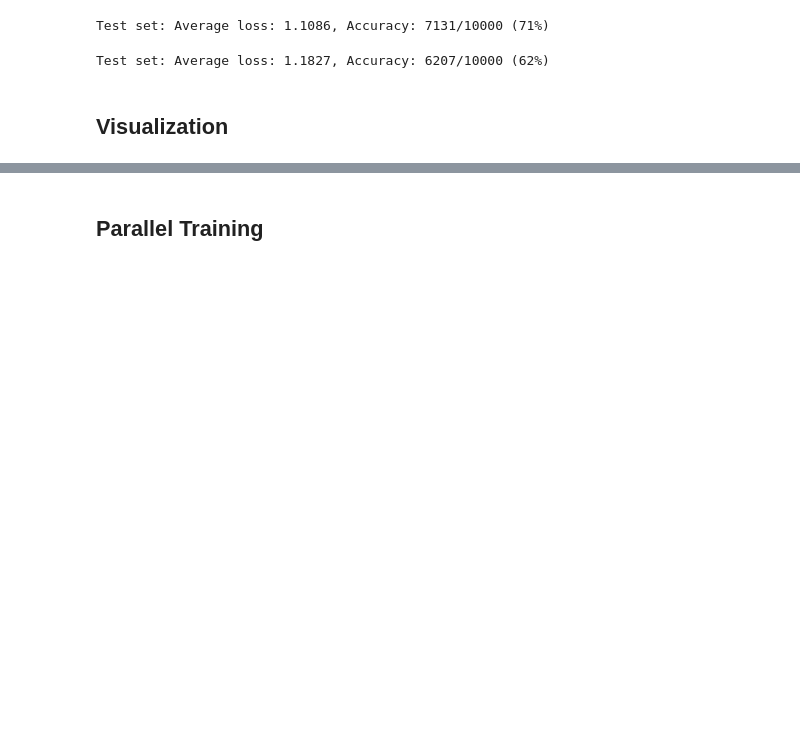
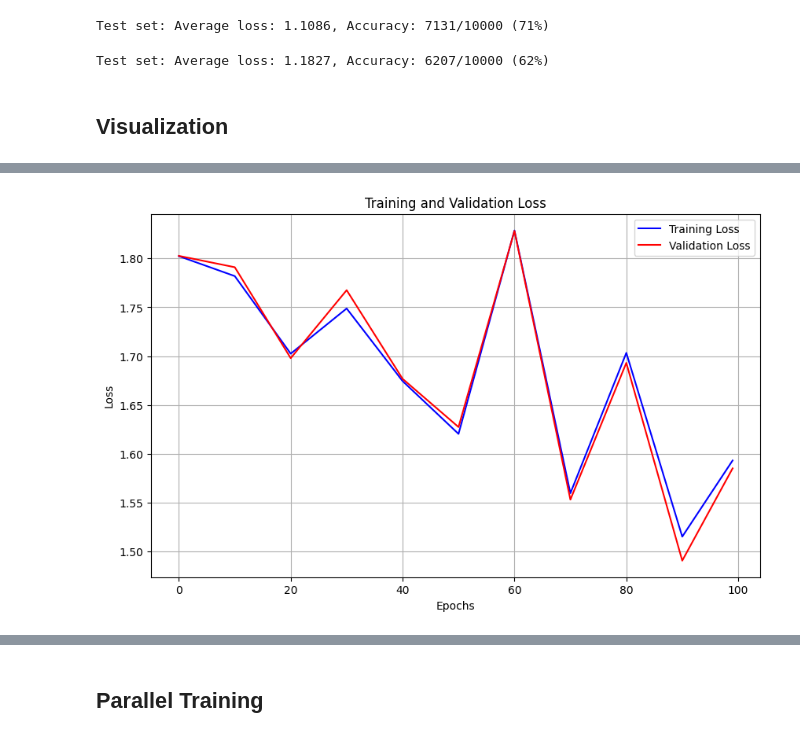
Before and after one commit to AnshPrakash/KnowledgeDistillation, a Jupyter notebook: KnowledgeDistillation.ipynb, the cells around one changed output, grey strips where cells are left out. Drawn from its saved outputs; the diff is of its cells as text; code cells hidden in the pictures; blank space fills up the shorter version.

```diff
--- a/KnowledgeDistillation.ipynb
+++ b/KnowledgeDistillation.ipynb
@@ -586,7 +613,8 @@ def training_process_with_kd( teacher, student, device, model_name = None, num_e
       # train_with_kd( teacher, student, debug_loader, epoch, T, soft_target_loss_weight, ce_loss_weight, device, optimizer, train_losses, model_name)
       # test(student, device, debug_loader, criterion, validation_losses)
       train_with_kd( teacher, student, trainloader, epoch, T, soft_target_loss_weight, ce_loss_weight, device, optimizer, train_losses, model_name)
-      test(student, device, valloader, criterion, validation_losses)
+      test_with_kd(teacher, student, device, valloader, T, soft_target_loss_weight, ce_loss_weight, validation_losses)
+      # test(student, device, valloader, criterion, validation_losses)
   num_epochs[model_name] = start_epoch + iters
   torch.save({
        'train_losses' : train_losses,
@@ -746,0 +821,3 @@ def visualize_loss_curve(model_name):
+# %%
+visualize_loss_curve_with_kd( resnet_10, kd_resnet_3, "kd_resnet_3", device)
+# %% [output]
@@ -746,0 +841 @@ def visualize_loss_curve(model_name):
+[figure, added]
```
Also changed, not shown: parts of 18 cells of this notebook.
